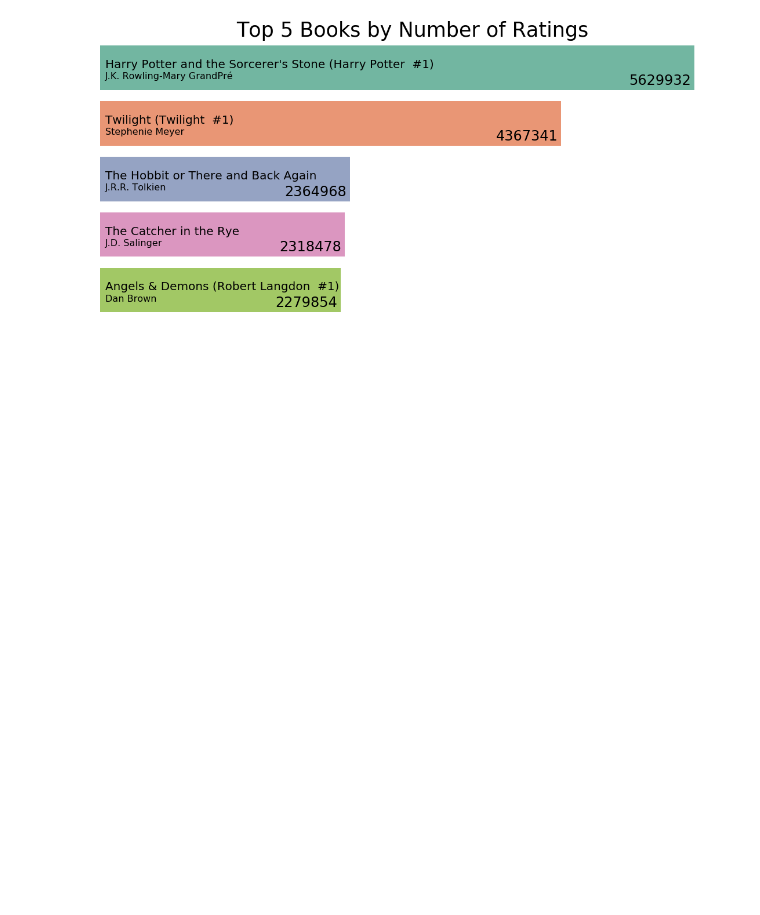
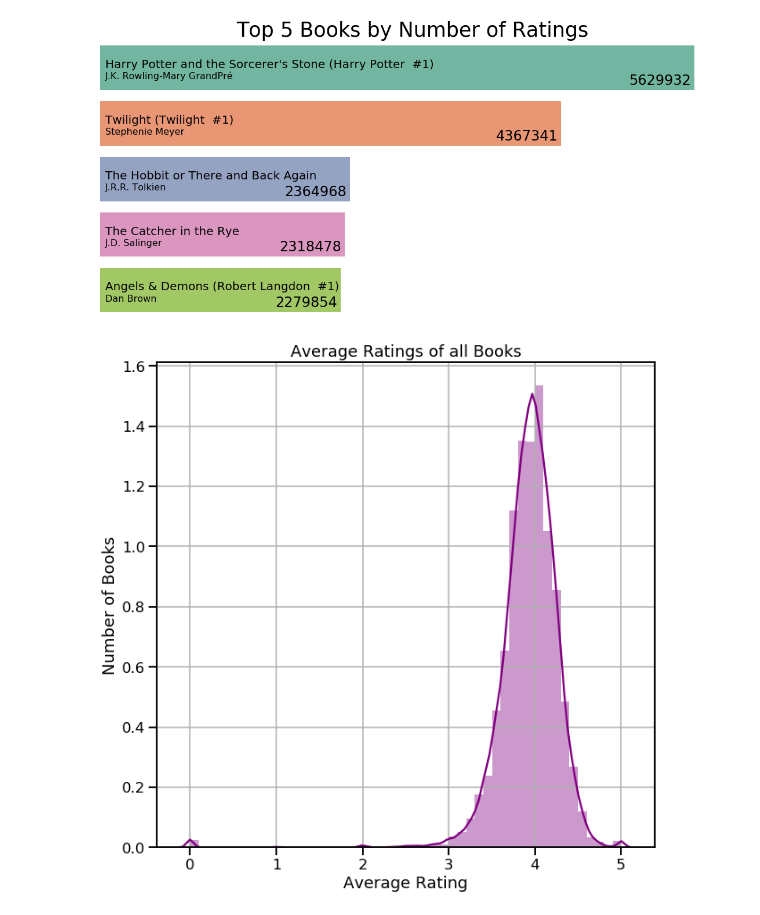
Before and after one commit to DanielPDWalker/Goodreads-Exploratory-Data-Analysis, a Jupyter notebook: Goodreadsbooks.ipynb, the cells around one changed output. Drawn from its saved outputs; the diff is of its cells as text; code cells hidden in the pictures; blank space fills up the shorter version.

Commit message:
Added Average rating of all books graph

```diff
--- a/Goodreadsbooks.ipynb
+++ b/Goodreadsbooks.ipynb
@@ -283,3 +286,14 @@ for i in ax.patches:
     num += 1
 # %% [output]
 [figure]
+# %%
+sns.set_context('talk')
+plt.figure(figsize=(10,10))
+rating = df.average_rating.astype(float)
+ax = sns.distplot(rating, bins=50, color="Purple")
+ax.set_ylabel("Number of Books")
+ax.set_xlabel("Average Rating")
+ax.set_title("Average Ratings of all Books")
+ax.grid()
+# %% [output]
+[figure, added]
```
Also changed, not shown: parts of 3 cells of this notebook.
